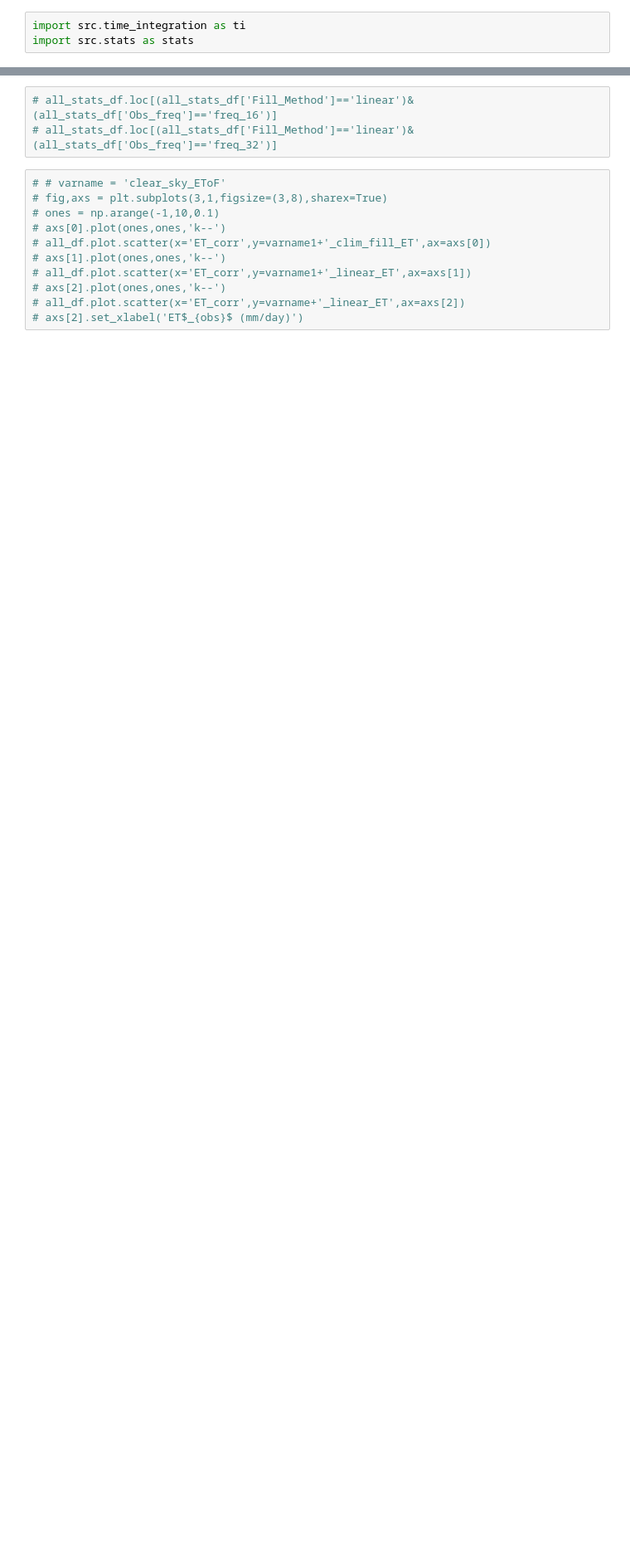
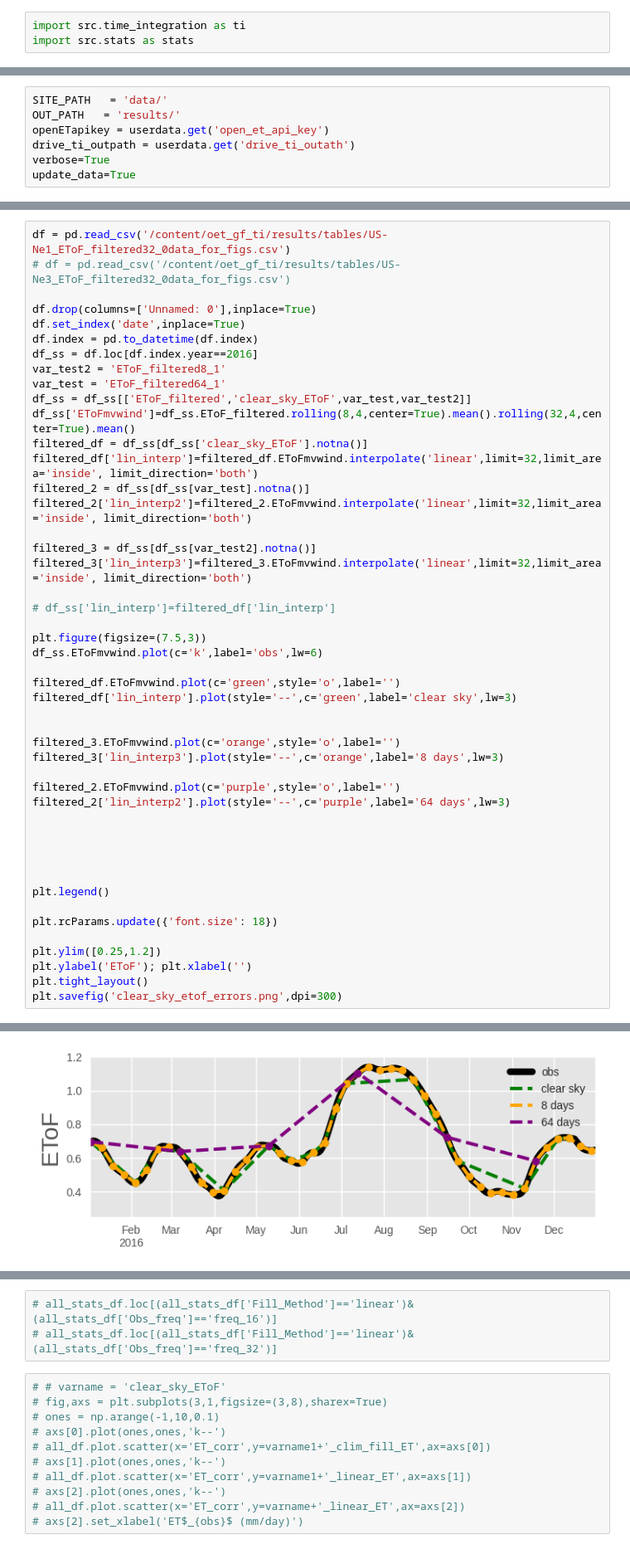
Before and after one commit to sciencebyAJ/oet_gf_ti, a Jupyter notebook: time_integration_gap_filling.ipynb, the cells around one changed output, grey strips where cells are left out. Shown at 83% size. Drawn from its saved outputs; the diff is of its cells as text; blank space fills up the shorter version.

```diff
--- a/time_integration_gap_filling.ipynb
+++ b/time_integration_gap_filling.ipynb
@@ -37,0 +45,7 @@ import src.stats as stats
+# %%
+SITE_PATH   = 'data/'
+OUT_PATH   = 'results/'
+openETapikey = userdata.get('open_et_api_key')
+drive_ti_outpath = userdata.get('drive_ti_outath')
+verbose=True
+update_data=True
@@ -187,0 +270,48 @@ data/US-MMS_daily_data.csv
+# %%
+df = pd.read_csv('/content/oet_gf_ti/results/tables/US-Ne1_EToF_filtered32_0data_for_figs.csv')
+# df = pd.read_csv('/content/oet_gf_ti/results/tables/US-Ne3_EToF_filtered32_0data_for_figs.csv')
+
+df.drop(columns=['Unnamed: 0'],inplace=True)
+df.set_index('date',inplace=True)
+df.index = pd.to_datetime(df.index)
+df_ss = df.loc[df.index.year==2016]
+var_test2 = 'EToF_filtered8_1'
+var_test = 'EToF_filtered64_1'
+df_ss = df_ss[['EToF_filtered','clear_sky_EToF',var_test,var_test2]]
+df_ss['EToFmvwind']=df_ss.EToF_filtered.rolling(8,4,center=True).mean().rolling(32,4,center=True).mean()
+filtered_df = df_ss[df_ss['clear_sky_EToF'].notna()]
+filtered_df['lin_interp']=filtered_df.EToFmvwind.interpolate('linear',limit=32,limit_area='inside', limit_direction='both')
+filtered_2 = df_ss[df_ss[var_test].notna()]
+filtered_2['lin_interp2']=filtered_2.EToFmvwind.interpolate('linear',limit=32,limit_area='inside', limit_direction='both')
+
+filtered_3 = df_ss[df_ss[var_test2].notna()]
+filtered_3['lin_interp3']=filtered_3.EToFmvwind.interpolate('linear',limit=32,limit_area='inside', limit_direction='both')
+
+# df_ss['lin_interp']=filtered_df['lin_interp']
+
+plt.figure(figsize=(7.5,3))
+df_ss.EToFmvwind.plot(c='k',label='obs',lw=6)
+
+filtered_df.EToFmvwind.plot(c='green',style='o',label='')
+filtered_df['lin_interp'].plot(style='--',c='green',label='clear sky',lw=3)
+
+
+filtered_3.EToFmvwind.plot(c='orange',style='o',label='')
+filtered_3['lin_interp3'].plot(style='--',c='orange',label='8 days',lw=3)
+
+filtered_2.EToFmvwind.plot(c='purple',style='o',label='')
+filtered_2['lin_interp2'].plot(style='--',c='purple',label='64 days',lw=3)
+
+
+
+
+
+plt.legend()
+
+plt.rcParams.update({'font.size': 18})
+
+plt.ylim([0.25,1.2])
+plt.ylabel('EToF'); plt.xlabel('')
+plt.tight_layout()
+plt.savefig('clear_sky_etof_errors.png',dpi=300)
+# %% [output]
@@ -187,0 +333 @@ data/US-MMS_daily_data.csv
+[figure, added]
```
Also changed, not shown: parts of 28 cells of this notebook.
